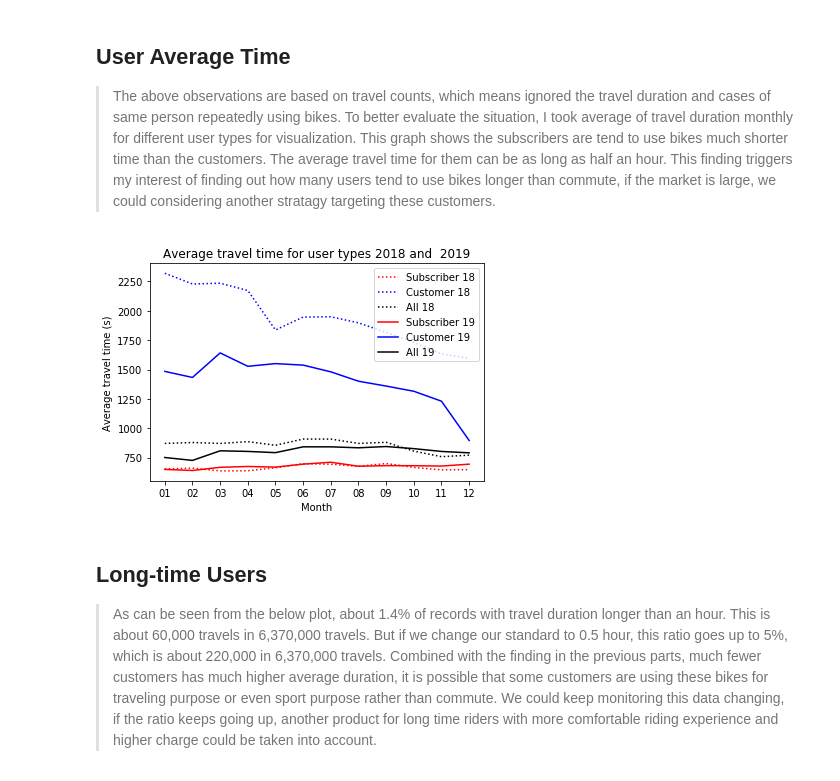
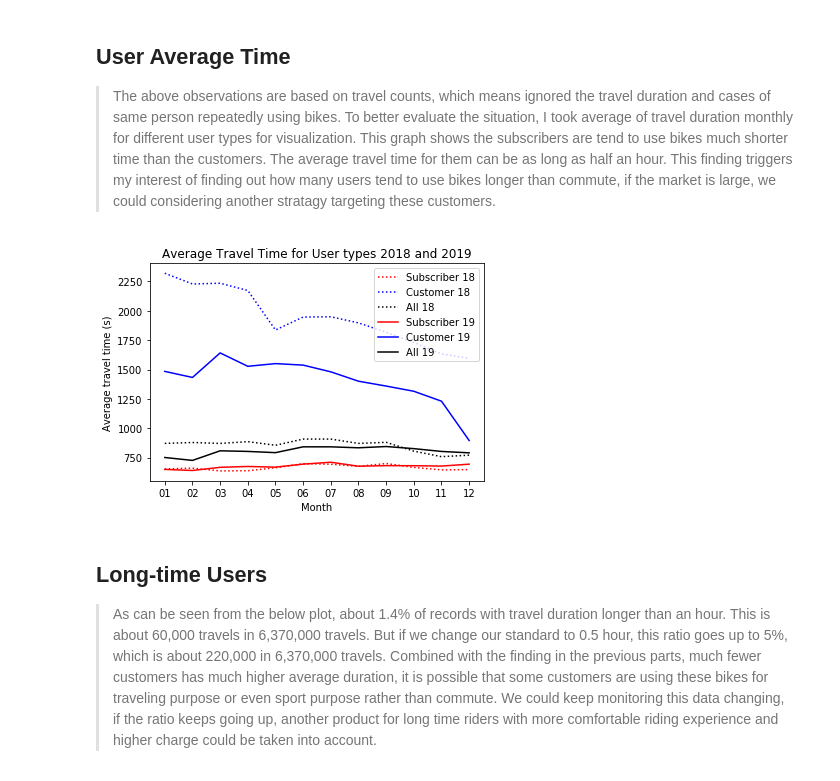
Before and after one commit to Hiiiua/Udacity_DA, a Jupyter notebook: Project Template/slide_deck_fordgobike.ipynb, the cells around one changed output. Saved outputs shown, nothing was run; the diff lists cells and outputs as text; code cells hidden in the pictures.

```diff
--- a/Project Template/slide_deck_fordgobike.ipynb
+++ b/Project Template/slide_deck_fordgobike.ipynb
@@ -128,24 +128,24 @@ plt.title('Ratio of subscriber in 2018, 2019');
 # %%
 plt.plot(fordgobike_18[fordgobike_18['user_type']=='Subscriber'].groupby('month').mean()['duration_sec'], color='red'
          ,linestyle='dotted', label='Subscriber 18');
 plt.plot(fordgobike_18[fordgobike_18['user_type']=='Customer'].groupby('month').mean()['duration_sec'], color='blue'
         ,linestyle='dotted', label='Customer 18');
 plt.plot(fordgobike_18.groupby('month').mean()['duration_sec'], color='black'
         ,linestyle='dotted', label='All 18');
 
 plt.plot(fordgobike_19[fordgobike_19['user_type']=='Subscriber'].groupby('month').mean()['duration_sec'], color='red'
         , label='Subscriber 19');
 plt.plot(fordgobike_19[fordgobike_19['user_type']=='Customer'].groupby('month').mean()['duration_sec'], color='blue'
         , label='Customer 19');
 plt.plot(fordgobike_19.groupby('month').mean()['duration_sec'], color='black'
         , label='All 19');
 
 plt.legend();
 plt.xlabel('Month');
 plt.ylabel('Average travel time (s)');
-plt.title('Average travel time for user types 2018 and  2019');
+plt.title('Average Travel Time for User types 2018 and 2019');
 # %% [output]
-[figure, old version]
+[figure, new version]
 # %% [markdown]
 ## Long-time Users
 >As can be seen from the below plot, about 1.4% of records with travel duration longer than an hour. This is about 60,000 travels in 6,370,000 travels. But if we change our standard to 0.5 hour, this ratio goes up to 5%, which is about 220,000 in 6,370,000 travels. Combined with the finding in the previous parts, much fewer customers has much higher average duration, it is possible that some customers are using these bikes for traveling purpose or even sport purpose rather than commute. We could keep monitoring this data changing, if the ratio keeps going up, another product for long time riders with more comfortable riding experience and higher charge could be taken into account.
```
Also changed, not shown: parts of 3 cells of this notebook, 2 other files.
